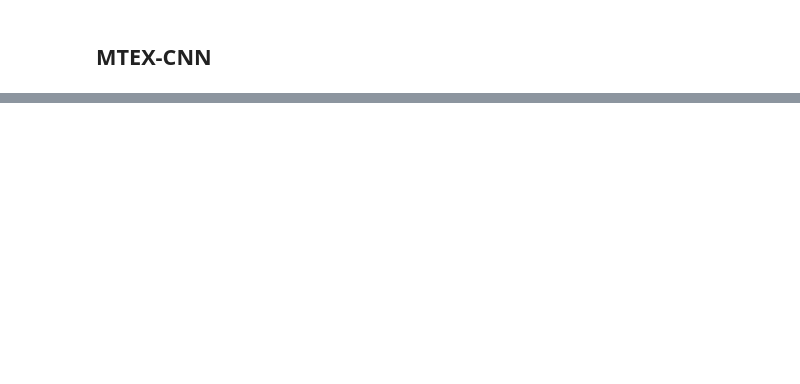
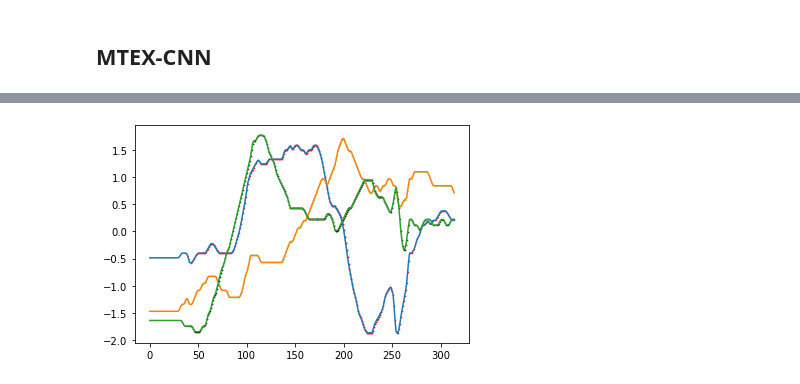
Before and after one commit to duyanhpham-brs/XAI-Multivariate-Time-Series, a Jupyter notebook: XAI_models_evaluation.ipynb, the cells around one changed output, grey strips where cells are left out. Saved outputs shown, nothing was run; the diff lists cells and outputs as text; code cells hidden in the pictures; blank space fills up the shorter version.

```diff
--- a/XAI_models_evaluation.ipynb
+++ b/XAI_models_evaluation.ipynb
@@ -70,0 +203,4 @@ Estimated Total Size (MB): 0.94
+# %%
+map_activation_to_input(X_test[0], mask, 1e3)
+# %% [output]
+[figure, added]
```
Also changed, not shown: parts of 18 cells of this notebook, 7 other files.
